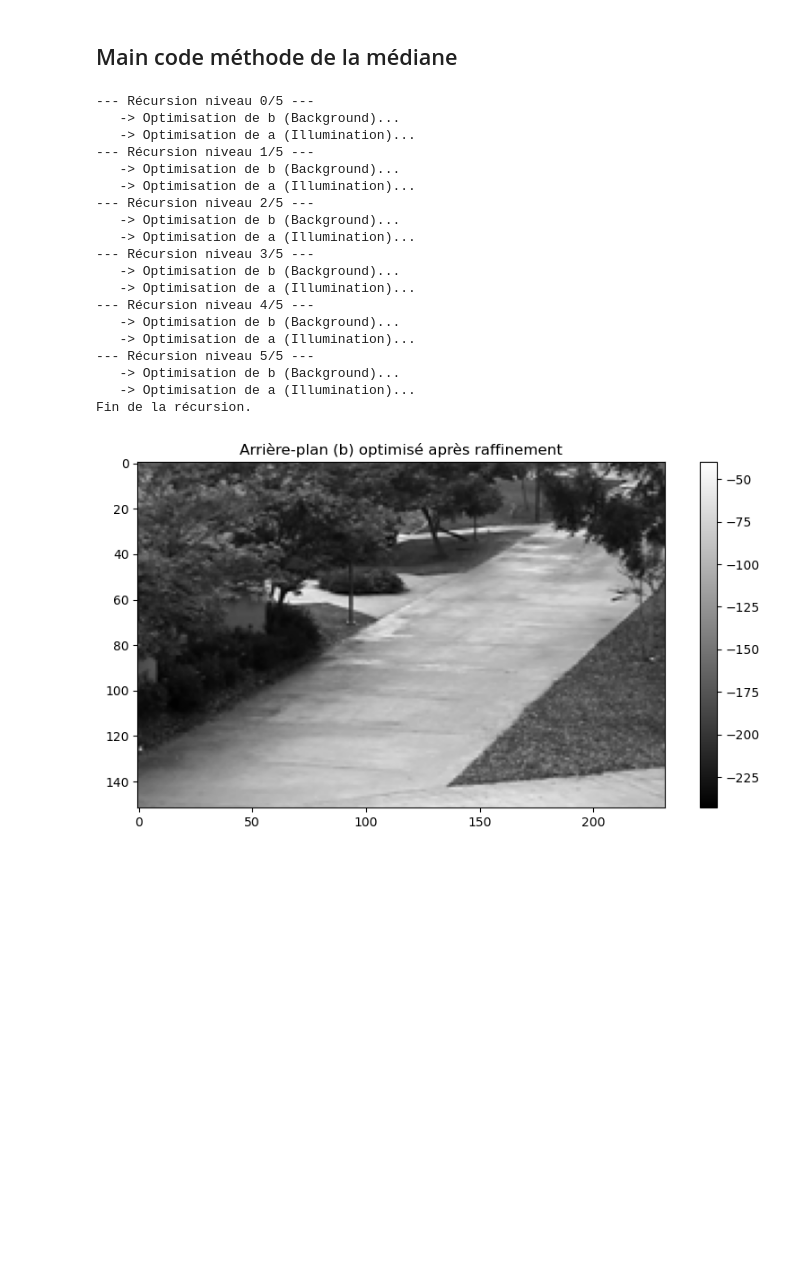
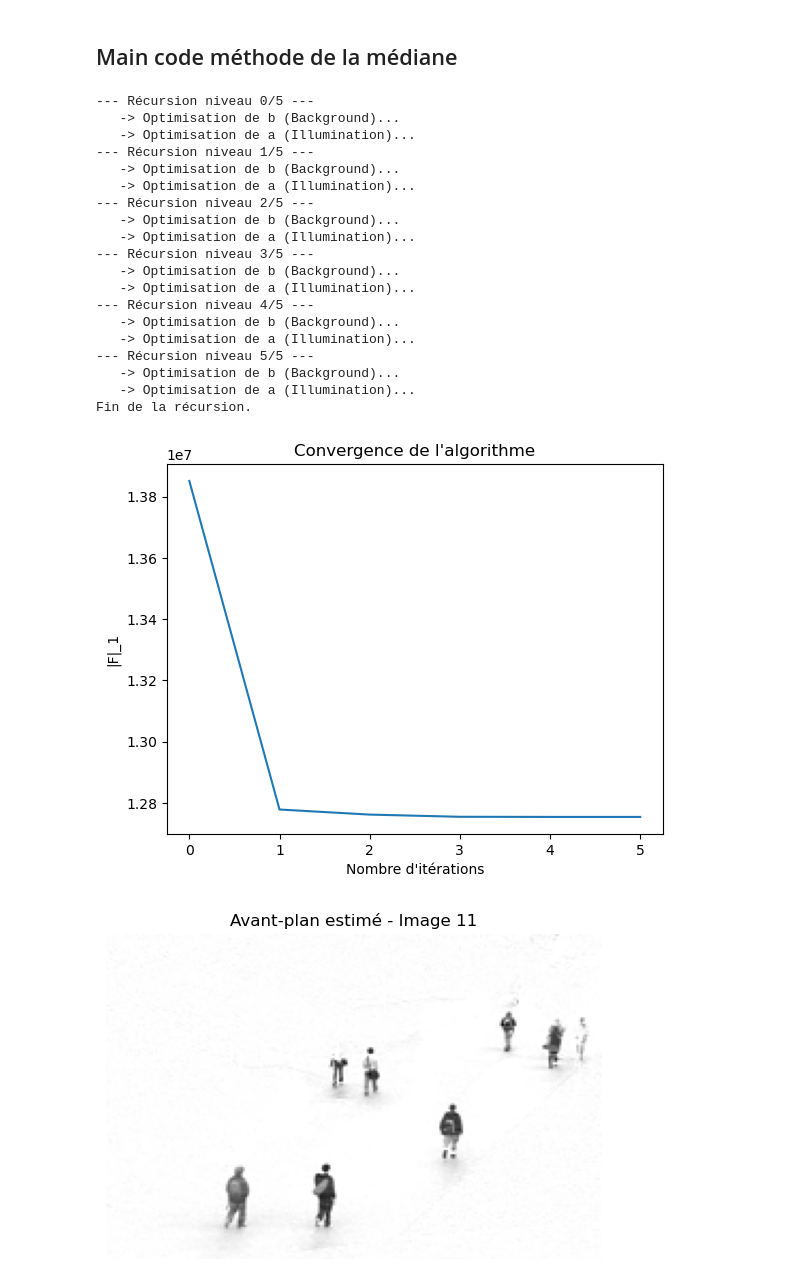
Before and after one commit to Rouxy42/Background-Removal-in-a-Video, a Jupyter notebook: codes/BackgroundRemoval.ipynb, the cells around one changed output. Drawn from its saved outputs; the diff is of its cells as text; code cells hidden in the pictures; blank space fills up the shorter version.

```diff
--- a/codes/BackgroundRemoval.ipynb
+++ b/codes/BackgroundRemoval.ipynb
@@ -45,3 +47,9 @@ def afficher(X, chemin):
+# %%
+def display_image(X, num):
+    plt.imshow(X[num], cmap='gray')
+    plt.title(f"Avant-plan estimé - Image {num+1}")
+    plt.axis('off')
+    plt.show()
 # %% [markdown]
 ## Affichage de la vidéo
 # %%
@@ -232,16 +241,10 @@ Foreground = X - Background
 
 #On choisit l'avant-plan que l'on veut afficher en modulant l'indexe
 index = [14,36,58,75,90]
-frame = Foreground / 280.5
-frame = np.clip(frame,0,1)
-
-frame_reshaped = 1 - (frame.reshape(H,L,t,order="F").transpose(2,0,1))
+frame_reshaped = normalize(Foreground)
 
 for i, num in enumerate(index):
-    plt.imshow(frame_reshaped[num], cmap='gray')
-    plt.title(f"Avant-plan estimé - Image {num+1}")
-    plt.axis('off')
-    plt.show()
+    display_image(frame_reshaped, num)
 
 #Affichage de l'évolution de l'illumination
 abscisse = np.linspace(0, 1, t)
@@ -252,7 +255,7 @@ plt.show()
 #Sauvegarde de la vidéo
 output_filename = os.path.join('..', 'data', 'LP_foreground_video.mp4')
 
-afficher(Foreground, output_filename)
+afficher_video(Foreground, output_filename)
 # %% [output]
 ------ Computing b ------
 ------ Computing finished ------
@@ -404,61 +410,45 @@ def optimiser_recursive(X, a_current, vecteur_a_remplir, depth=0, max_depth=5):
 # Au départ, on suppose l'illumination uniforme (a = 1 partout)
 a_init = np.ones(t)
 
 # --- Lancement de la récursion ---
-plusieurs_a = []
-b_final, a_final = optimiser_recursive(X, a_init, plusieurs_a)
+FirstForeground, Foreground, b_final, costs = optimiser_recursive(X, a_init)
 
-# --- Affichage du résultat ---
-# C'est maintenant qu'on reshape pour visualiser
-H, L = 152, 232
-
-background_img = 1 - b_final.reshape(L, H).T
-
-plt.figure(figsize=(10, 5))
-plt.imshow(background_img, cmap='gray')
-plt.title("Arrière-plan (b) optimisé après raffinement")
-plt.grid(False)
-plt.colorbar()
+#Affichage de la convergence
+plt.plot(costs)
+plt.title("Convergence de l'algorithme")
+plt.xlabel("Nombre d'itérations")
+plt.ylabel("|F|_1")
 plt.show()
 
-# Affichage des illuminations a
-for i, a_vec in enumerate(plusieurs_a):
-    plt.plot(a_vec, label=f"Itération {i+1}", linewidth=2, alpha=0.8)
-
-# Décoration du graphique
-plt.title("Convergence de l'estimation de l'illumination (a)", fontsize=14)
-plt.xlabel("Temps (Index de l'image)", fontsize=12)
-plt.ylabel("Facteur d'illumination (a)", fontsize=12)
-
-# Ajout de la grille et de la légende
-plt.grid(True, linestyle='--', alpha=0.6)
-plt.legend()
-
-# b_final (p,) et a_final (t,) deviennent une matrice (p, t)
-Background = np.outer(b_final, a_final)
-Foreground = X - Background
+Foreground = normalize(Foreground)
+FirstForeground = normalize(FirstForeground)
+#fig, axs = plt.subplots(1,2)
+display_image(FirstForeground,10)
+display_image(Foreground,10)
+plt.show()
 
 output_filename = os.path.join('..', 'data', 'median_foreground_video.mp4')
 
-afficher(Foreground, output_filename)
+afficher_video(Foreground, output_filename)
 # %% [output]
 --- Récursion niveau 0/5 ---
    -> Optimisation de b (Background)...
    -> Optimisation de a (Illumination)...
 --- Récursion niveau 1/5 ---
    -> Optimisation de b (Background)...
    -> Optimisation de a (Illumination)...
 --- Récursion niveau 2/5 ---
    -> Optimisation de b (Background)...
    -> Optimisation de a (Illumination)...
 --- Récursion niveau 3/5 ---
    -> Optimisation de b (Background)...
    -> Optimisation de a (Illumination)...
 --- Récursion niveau 4/5 ---
    -> Optimisation de b (Background)...
    -> Optimisation de a (Illumination)...
 --- Récursion niveau 5/5 ---
    -> Optimisation de b (Background)...
    -> Optimisation de a (Illumination)...
 Fin de la récursion.
-[figure, old version]
+[figure, new version]
+[figure, new version]
```
Also changed, not shown: parts of 5 cells of this notebook.
